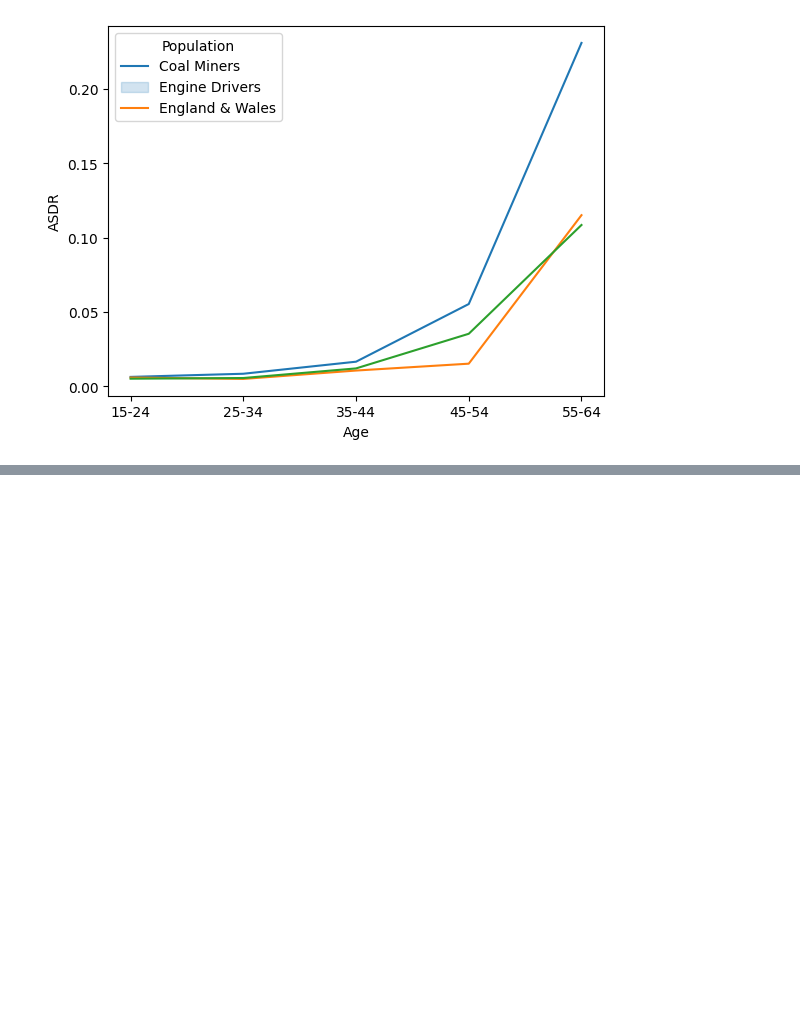
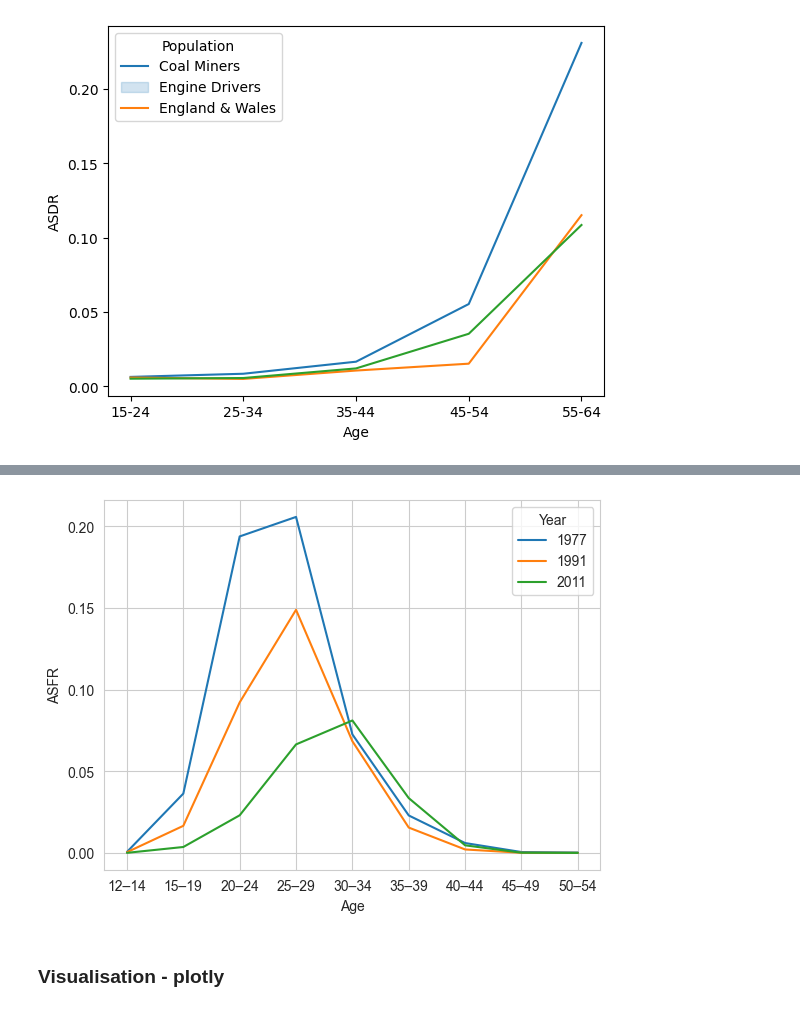
Before and after one commit to yifan-lu-300/humsci_prelims_demography, a Jupyter notebook: 1_population_measures/src/solution.ipynb, the cells around one changed output, grey strips where cells are left out. Drawn from its saved outputs; the diff is of its cells as text; code cells hidden in the pictures; blank space fills up the shorter version.

```diff
--- a/1_population_measures/src/solution.ipynb
+++ b/1_population_measures/src/solution.ipynb
@@ -96,0 +181,18 @@ fig.show()
+# %%
+# line chart showing the TW ASFR
+# firstly, transform the data to long format
+data_2_tw_long = data_2_tw.loc[:, ['age', 'asfr_1977', 'asfr_1991', 'asfr_2011']].melt(id_vars='age',
+                                                                                       value_vars=['asfr_1977', 'asfr_1991', 'asfr_2011'],
+                                                                                       var_name='year',
+                                                                                       value_name='asfr')
+
+# plot the data
+sns.lineplot(data=data_2_tw_long, x='age', y='asfr', hue='year', errorbar=None)
+plt.ylabel('ASFR')
+plt.xlabel('Age')
+plt.legend(title='Year', labels=['1977', '1991', '2011'])
+plt.show()
+# %% [output]
+[figure, added]
+# %% [markdown]
+### Visualisation - plotly
```
Also changed, not shown: parts of 25 cells of this notebook.
